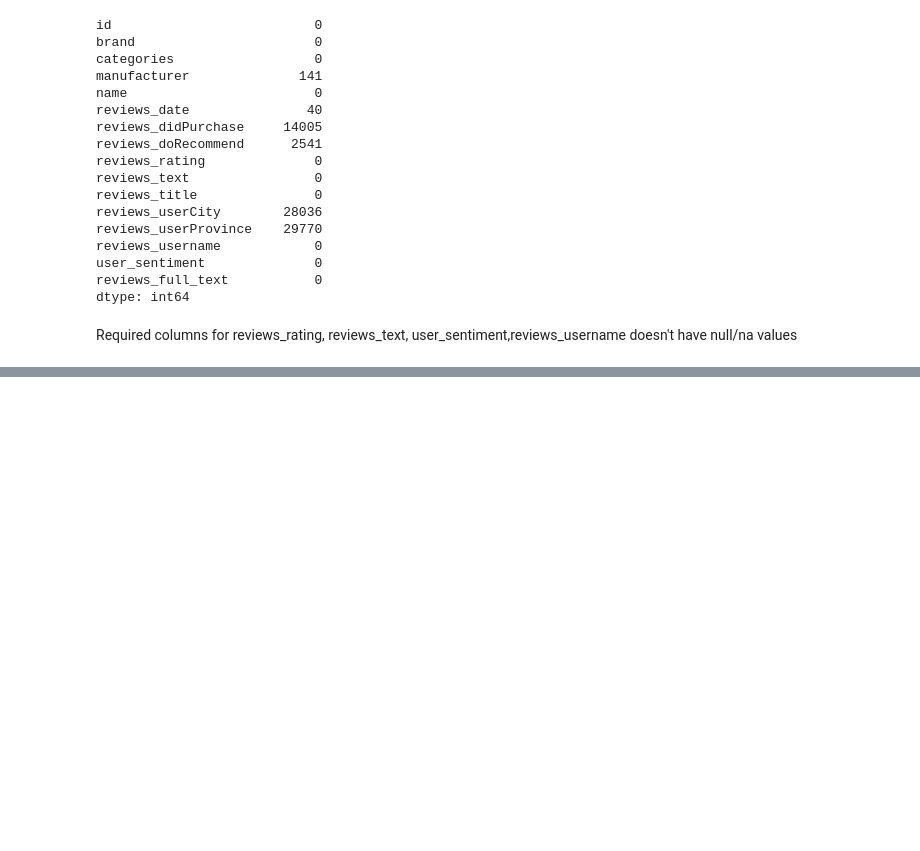
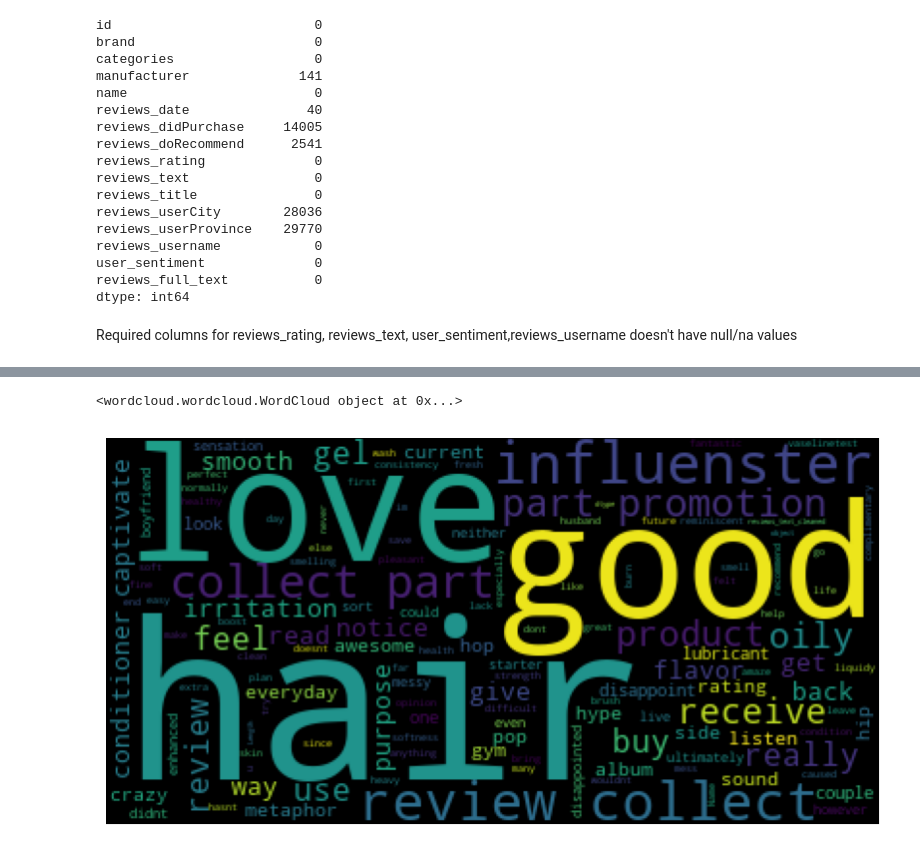
Before and after one commit to sYashReddy/upGradCapstone, a Jupyter notebook: Untitled.ipynb, the cells around one changed output, grey strips where cells are left out. Drawn from its saved outputs; the diff is of its cells as text; code cells hidden in the pictures; blank space fills up the shorter version.

Commit message:
Text PreProcessing

```diff
--- a/Untitled.ipynb
+++ b/Untitled.ipynb
@@ -339,0 +382,19 @@ Required columns for reviews_rating, reviews_text, user_sentiment,reviews_userna
+# %%
+df_clean = df_reviews[['id','name', 'reviews_full_text', 'user_sentiment']]
+df_clean["reviews_text"] = df_clean.reviews_full_text.apply(lambda x: clean_text(x))
+# %%
+stop_words = set(stopwords.words('english'))
+
+def remove_stopword(text):
+    words = [word for word in text.split() if word.isalpha() and word not in stop_words]
+    return " ".join(words)
+lemmatizer = WordNetLemmatizer()
+
+# Lemmatize the sentence
+def lemma_text(text):
+    word_pos_tags = nltk.pos_tag(word_tokenize(remove_stopword(text))) # Get position tags
+    # Map the position tag and lemmatize the word/token
+    words =[lemmatizer.lemmatize(tag[0], get_wordnet_pos(tag[1])) for idx, tag in enumerate(word_pos_tags)]
+    return " ".join(words)
+
+df_clean["reviews_text_cleaned"] = df_clean.reviews_text.apply(lambda x: lemma_text(x))
@@ -339,0 +429,13 @@ Required columns for reviews_rating, reviews_text, user_sentiment,reviews_userna
+# %%
+#Using a word cloud find the top 40 words by frequency among all the articles after processing the text
+from wordcloud import WordCloud
+wordcloud = WordCloud(stopwords=stop_words,max_words=200).generate(str(df_clean.reviews_text_cleaned))
+
+print(wordcloud)
+plt.figure(figsize= (10,10))
+plt.imshow(wordcloud)
+plt.axis('off')
+plt.show();
+# %% [output]
+<wordcloud.wordcloud.WordCloud object at 0x...>
+[figure, added]
```
Also changed, not shown: parts of 10 cells of this notebook.
